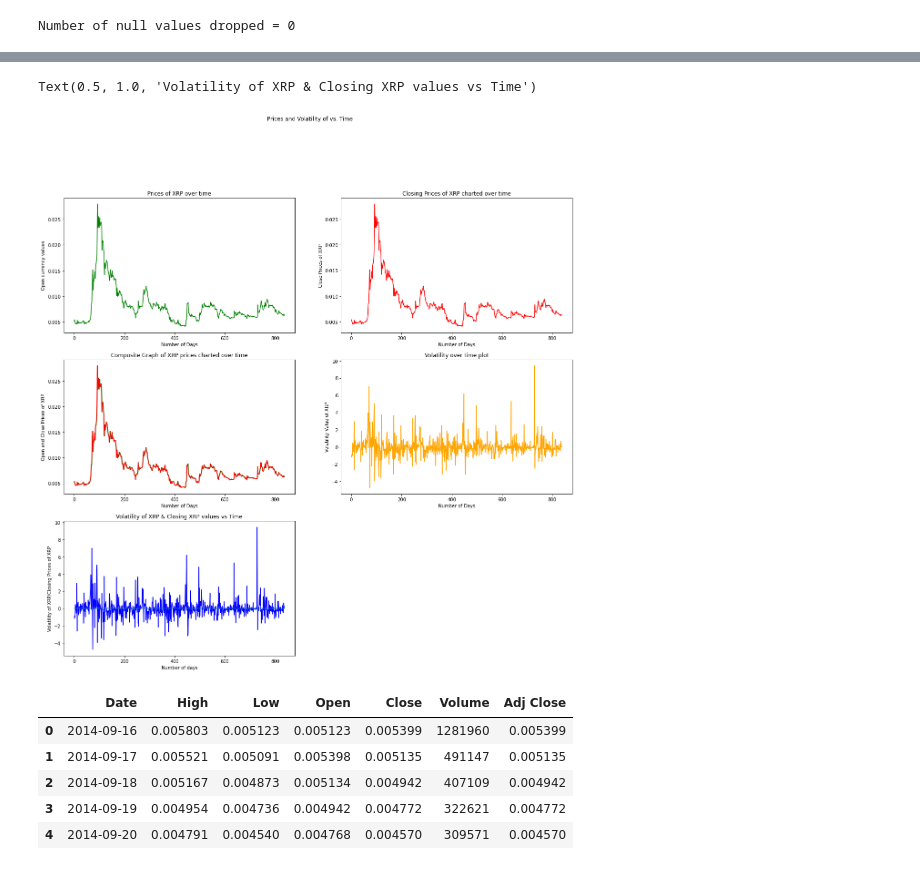
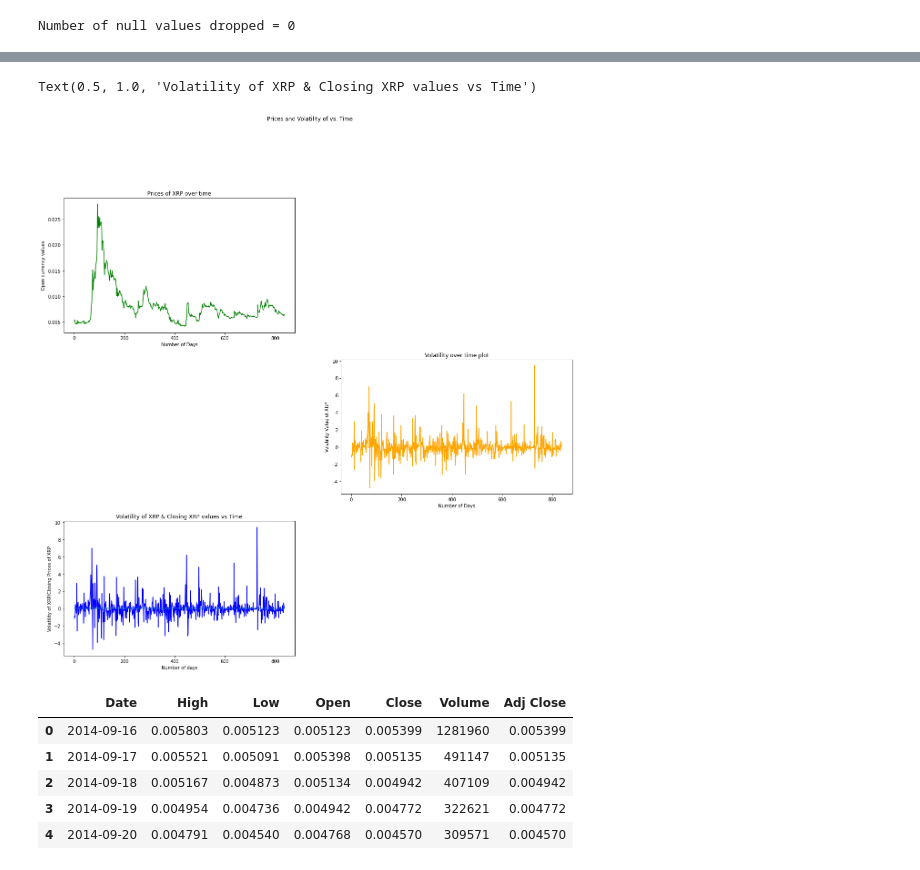
Before and after one commit to kim-minsun/Data-Science_Project, a Jupyter notebook: Data_Science_Project.ipynb, the cells around one changed output, grey strips where cells are left out. Drawn from its saved outputs; the diff is of its cells as text; code cells hidden in the pictures.

```diff
--- a/Data_Science_Project.ipynb
+++ b/Data_Science_Project.ipynb
@@ -141,43 +142,32 @@ for i in range(1,len(x1)):
 # %%
 plt.figure(figsize=(20,25))
 plt.subplot(4,2,1)
 plt.plot(datesArr,x, color='green')
 plt.ylabel("Open currency values")
 plt.xlabel("Number of Days")
 plt.title("Prices of XRP over time")
 
 
-plt.subplot(4,2,2)
-plt.plot(datesArr,x1, color='red')
-plt.xlabel("Number of Days")
-plt.ylabel("Close Prices of XRP")
-plt.title("Closing Prices of XRP charted over time")
 
 
-## Tried overlaying the opening and closing price on the same graph, but the prices are so close that it looks like a shadow.
-plt.subplot(4,2,3)
-plt.plot(datesArr,x, color='green')
-plt.plot(datesArr,x1, color='red')
-plt.xlabel("Number of Days")
-plt.ylabel("Open and Close Prices of XRP")
-plt.title("Composite Graph of XRP prices charted over time")
+
 
 plt.subplot(4,2,4)
 plt.plot(datesArr,annualVolatility, color='orange')
 plt.xlabel("Number of Days")
 plt.ylabel("Volatility Value of XRP")
 plt.title("Volatility over time plot")
 plt.suptitle("Prices and Volatility of vs. Time")
 
 plt.subplot(4,2,5)
 plt.plot(datesArr,annualVolatility, color='blue')
 plt.plot(datesArr,x1)
 plt.xlabel("Number of days")
 plt.ylabel("Volatility of XRP/Closing Prices of XRP")
 plt.title("Volatility of XRP & Closing XRP values vs Time")
 # %% [output]
 Text(0.5, 1.0, 'Volatility of XRP & Closing XRP values vs Time')
-[figure, old version]
+[figure, new version]
 # %%
 dfXRP.dataframeName = 'XRP.csv'
 data = pd.read_csv("XRP.csv")
```
Also changed, not shown: parts of 1 cell of this notebook.
